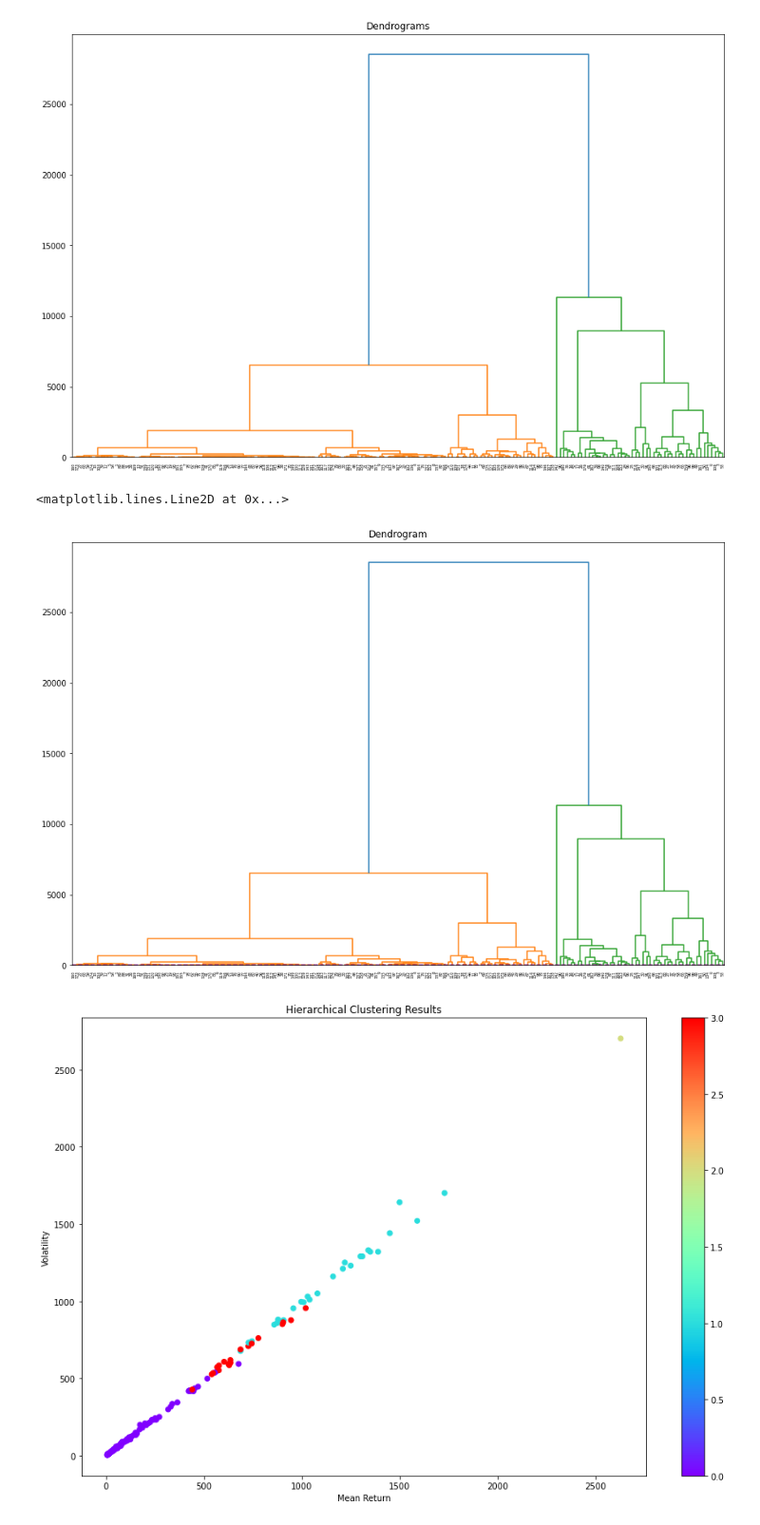
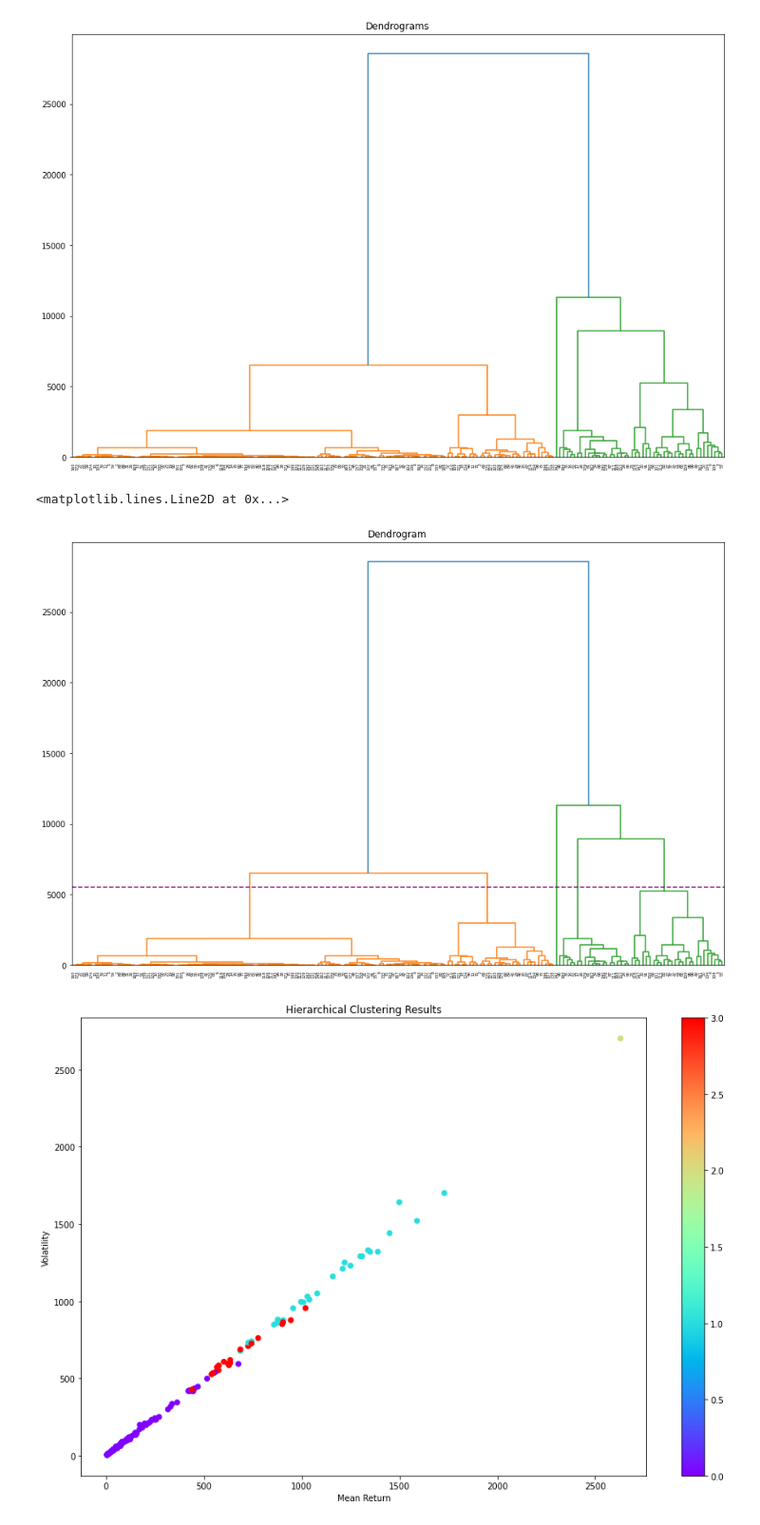
Before and after one commit to Sanjjushri/maternal-mortality-rate-prediction, a Jupyter notebook: cluster-analysis-maternal-mortality-rate.ipynb, the cells around one changed output. Shown: that part at 95% size. Cells and saved outputs as stored; diff of their text form; code cells hidden in the pictures.

```diff
--- a/cluster-analysis-maternal-mortality-rate.ipynb
+++ b/cluster-analysis-maternal-mortality-rate.ipynb
@@ -1,7 +1,7 @@
 # %%
 import pandas as pd
 # %%
-data = pd.read_csv("datasets/maternal-mortality.csv")
+data = pd.read_csv("/Users/sanjju/projects/datasets/maternal-mortality.csv")
 # %%
 data.head()
 # %% [output]
@@ -184,11 +229,11 @@ dend = shc.dendrogram(shc.linkage(data, method='ward'))
 # %%
 plt.figure(figsize=(15, 10))
 plt.title("Dendrogram")
 dend = shc.dendrogram(shc.linkage(data, method='ward'))
-plt.axhline(y=10.5, color='purple', linestyle='--')
+plt.axhline(y=5500, color='purple', linestyle='--')
 # %% [output]
 <matplotlib.lines.Line2D at 0x...>
-[figure, old version]
+[figure, new version]
 # %%
 #Fit the model
 clusters = 4
```
Also changed, not shown: parts of 13 cells of this notebook, 7 other files.
